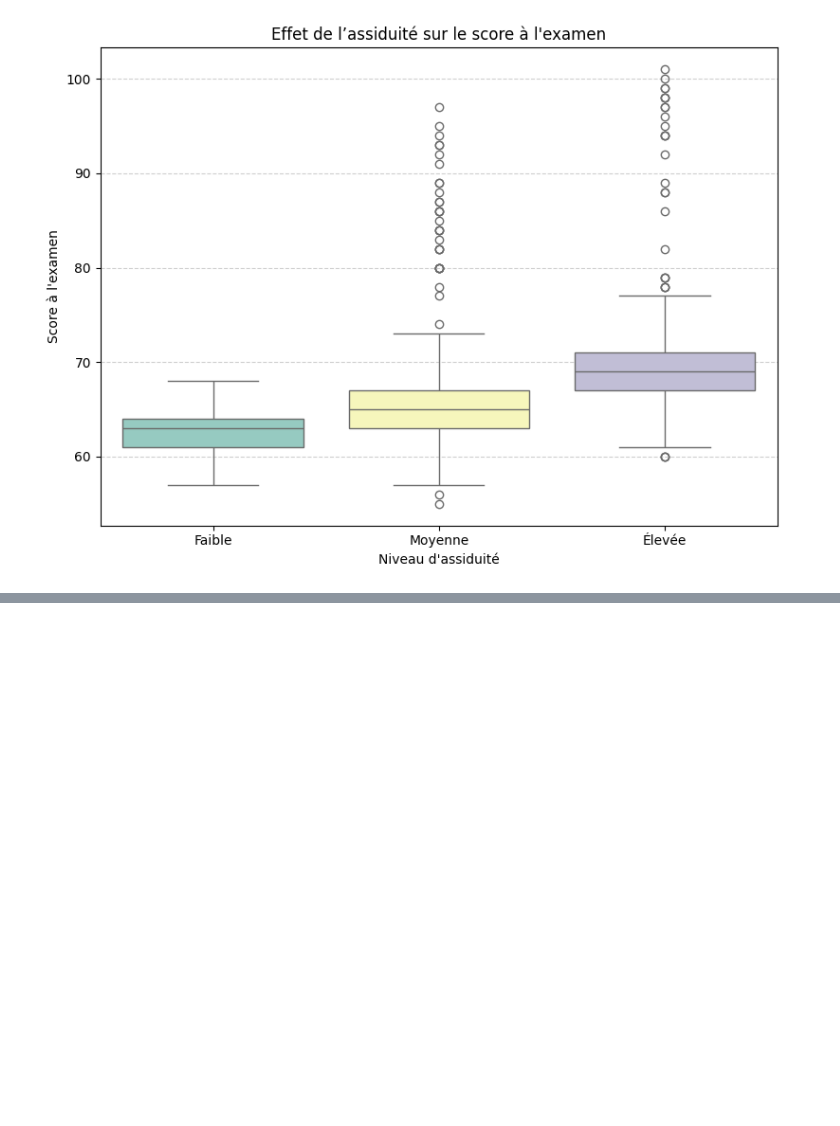
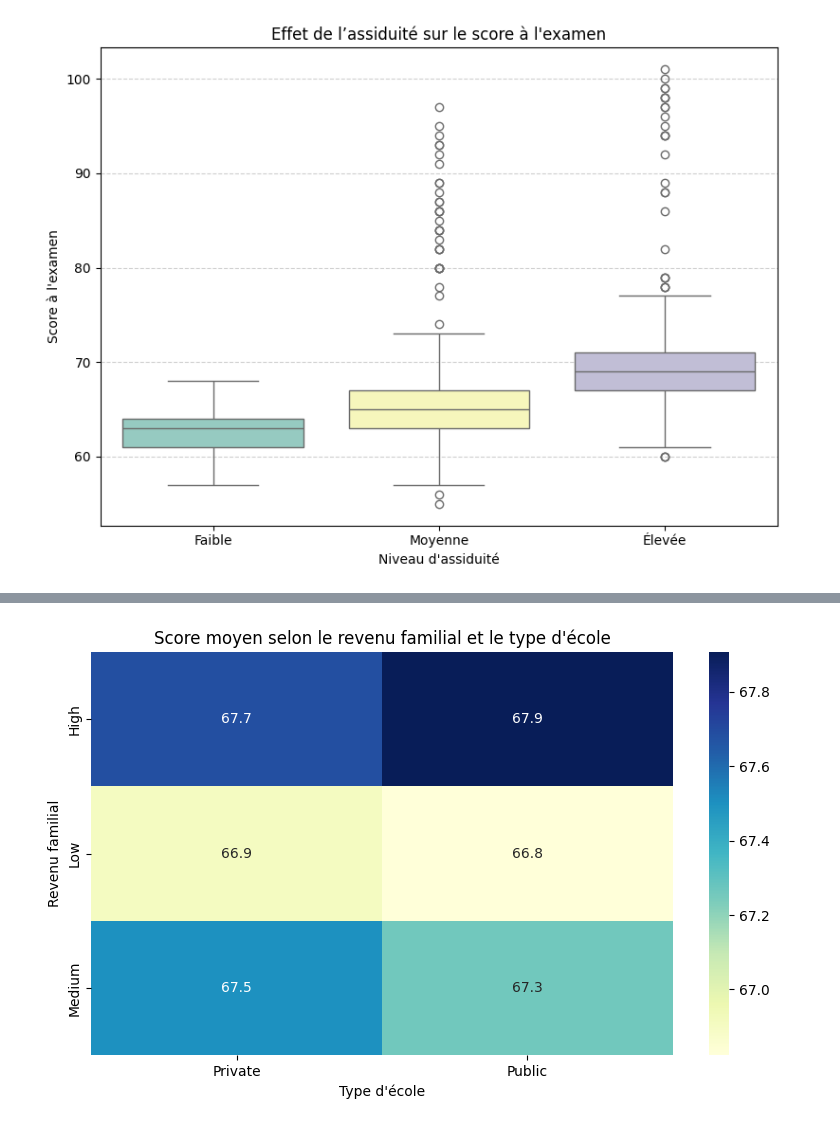
Before and after one commit to emnabnk/Projet-traitement-de-donnees, a Jupyter notebook: Notebook Projet.ipynb, the cells around one changed output, grey strips where cells are left out. Saved outputs shown, nothing was run; the diff lists cells and outputs as text; code cells hidden in the pictures; blank space fills up the shorter version.

```diff
--- a/Notebook Projet.ipynb
+++ b/Notebook Projet.ipynb
@@ -51,0 +96,24 @@ Passing `palette` without assigning `hue` is deprecated and will be removed in v
+# %%
+
+pivot_data = df.pivot_table(
+    values='Exam_Score',
+    index='Family_Income',
+    columns='School_Type',
+    aggfunc='mean'
+)
+
+plt.figure(figsize=(8, 5))
+sns.heatmap(
+    pivot_data,
+    annot=True,
+    cmap='YlGnBu',
+    fmt=".1f"
+)
+
+plt.title('Score moyen selon le revenu familial et le type d\'école')
+plt.xlabel('Type d\'école')
+plt.ylabel('Revenu familial')
+plt.tight_layout()
+plt.show()
+# %% [output]
+[figure, added]
```
Also changed, not shown: parts of 7 cells of this notebook.
